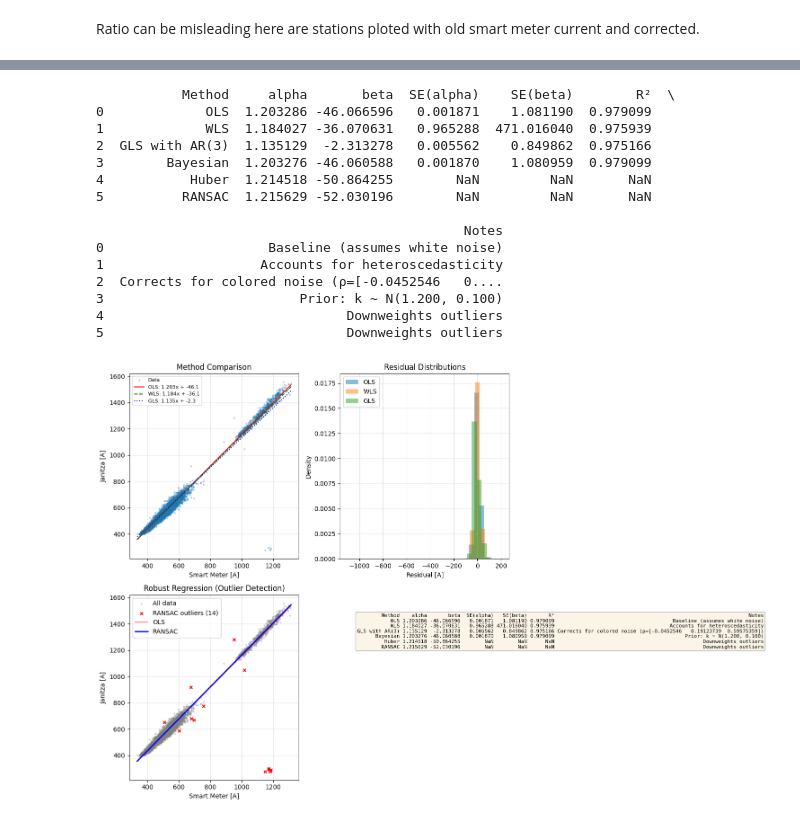
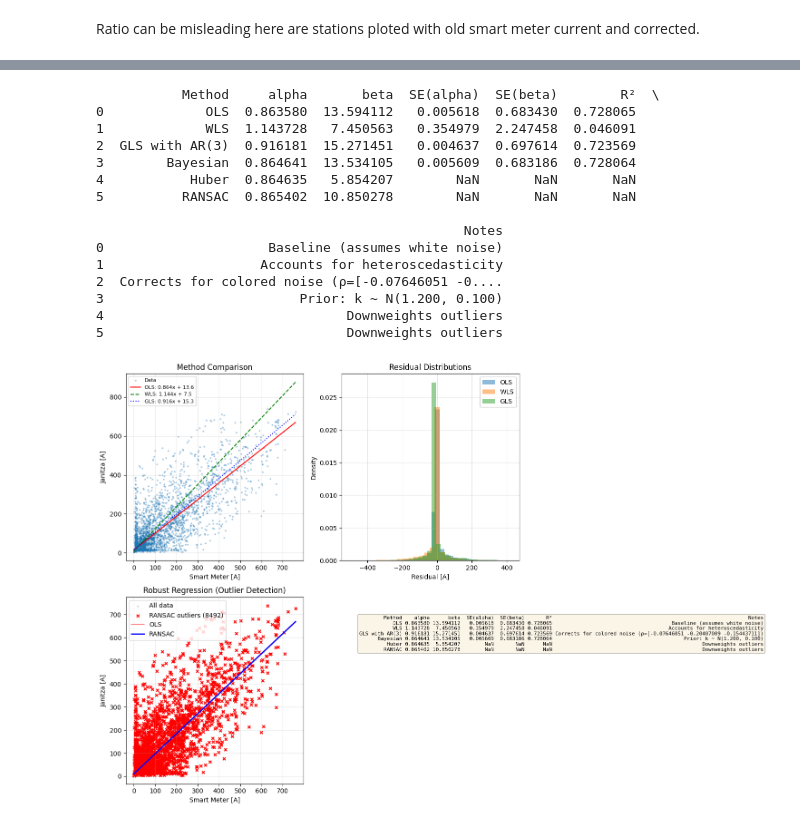
Before and after one commit to MindisBlank/Jasonaq_thesis, a Jupyter notebook: notebooks/ct_ratio_issue.ipynb, the cells around one changed output, grey strips where cells are left out. Saved outputs shown, nothing was run; the diff lists cells and outputs as text; code cells hidden in the pictures.

```diff
--- a/notebooks/ct_ratio_issue.ipynb
+++ b/notebooks/ct_ratio_issue.ipynb
@@ -338,7 +566,7 @@ df_sm_current = pd.read_parquet(sm_current_path)
 df_jn_current = pd.read_parquet(jn_current_path)
 
 # exclude substations (Janitza side)
-exclude_dnr = ["D0303", "D1454","D1554"]
+exclude_dnr = ["D0303", "D1454","D1554","D1049"]
 df_jn_current = df_jn_current[~df_jn_current["dnr_str"].isin(exclude_dnr)].copy()
 
 # add substation_id
@@ -1794,7 +1154,7 @@ def interpret_results(results: Dict, sid: int):
 
 
 # Example usage:
-results = advanced_regression_analysis(df_merged, 1456)
-plot_diagnostic_suite(results, 1456)
-interpret_results(results, 1456)
+results = advanced_regression_analysis(df_merged, 1528)
+plot_diagnostic_suite(results, 1528)
+interpret_results(results, 1528)
 # %% [output]
@@ -2280,43 +1640,43 @@ def plot_method_comparison(x: np.ndarray, y: np.ndarray,
 
     comparison_df = compare_all_methods(x, y, prior_k=prior_k)
 
     table_text = comparison_df.to_string(index=False)
     ax.text(0.1, 0.9, table_text, transform=ax.transAxes,
             fontsize=8, verticalalignment='top', family='monospace',
             bbox=dict(boxstyle='round', facecolor='wheat', alpha=0.3))
 
     plt.tight_layout()
     plt.show()
 
 
-sub_411 = df_merged[df_merged['substation_id'] == 411]
+sub_411 = df_merged[df_merged['substation_id'] == 1528]
 
 # Step 2: Extract the arrays
 x = sub_411['I_total_sm'].values   # This is now a numpy array
 y = sub_411['I_total_jn'].values   # This is now a numpy array
 
 
 # Example usage:
 comparison_df = compare_all_methods(x, y, prior_k=1.2)
 print(comparison_df)
 plot_method_comparison(x, y, prior_k=1.2)
 # %% [output]
-           Method     alpha       beta  SE(alpha)    SE(beta)        R²  \
-0             OLS  1.203286 -46.066596   0.001871    1.081190  0.979099
-1             WLS  1.184027 -36.070631   0.965288  471.016040  0.975939
-2  GLS with AR(3)  1.135129  -2.313278   0.005562    0.849862  0.975166
-3        Bayesian  1.203276 -46.060588   0.001870    1.080959  0.979099
-4           Huber  1.214518 -50.864255        NaN         NaN       NaN
-5          RANSAC  1.215629 -52.030196        NaN         NaN       NaN
+           Method     alpha       beta  SE(alpha)  SE(beta)        R²  \
+0             OLS  0.863580  13.594112   0.005618  0.683430  0.728065
+1             WLS  1.143728   7.450563   0.354979  2.247458  0.046091
+2  GLS with AR(3)  0.916181  15.271451   0.004637  0.697614  0.723569
+3        Bayesian  0.864641  13.534105   0.005609  0.683186  0.728064
+4           Huber  0.864635   5.854207        NaN       NaN       NaN
+5          RANSAC  0.865402  10.850278        NaN       NaN       NaN
 
                                                Notes
 0                     Baseline (assumes white noise)
 1                    Accounts for heteroscedasticity
-2  Corrects for colored noise (ρ=[-0.0452546   0....
+2  Corrects for colored noise (ρ=[-0.07646051 -0....
 3                         Prior: k ~ N(1.200, 0.100)
 4                               Downweights outliers
 5                               Downweights outliers
-[figure, old version]
+[figure, new version]
 # %%
 import pandas as pd
 import numpy as np
```
Also changed, not shown: parts of 26 cells of this notebook, 5 other files.
